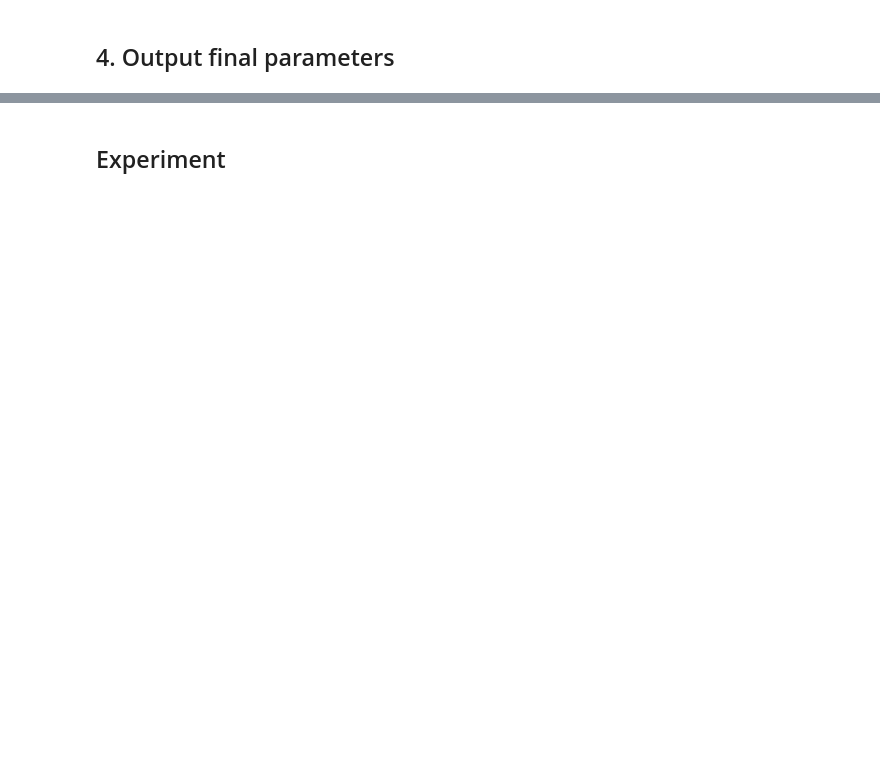
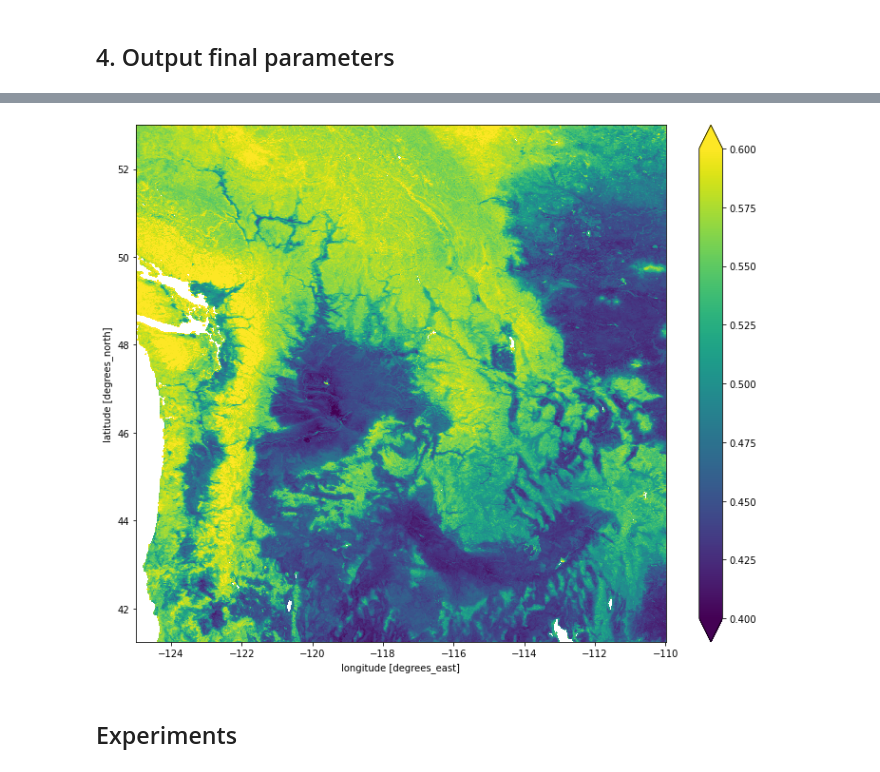
Before and after one commit to NCAR/mpr-python, a Jupyter notebook: notebook/main_mpr.ipynb, the cells around one changed output, grey strips where cells are left out. Cells and saved outputs as stored; diff of their text form; code cells hidden in the pictures; blank space fills up the shorter version.

```diff
--- a/notebook/main_mpr.ipynb
+++ b/notebook/main_mpr.ipynb
@@ -82,5 +94,5 @@ param_native = {}
 kgm3_to_gcm3 = 0.001
 param_native['theta_sat'] = 0.788 + 0.001*attr_data['clay_pct']- 0.263*attr_data['bulk_density']*kgm3_to_gcm3
 # %%
-param_native['canopy_top'] = 0.75* attr_data['ch']
-param_native['canopy_bot'] = 0.50* param_native['canopy_top']
+param_native['heightCanopyTop'] = 0.75* attr_data['ch']
+param_native['heightCanopyBottom'] = 0.50* param_native['heightCanopyTop']
@@ -99,8 +116,11 @@ layer_weight
 # %%
+%%time
 param_model = {}
-for param, meta in param_list.items():
+for param, meta in param_meta.items():
+    par_array = param_native[param].values
     print(f'Scaling {param}')
     if meta['vertical_scale']:
         print('  vertical-scaling')
-        param_native[param] = vertical_weighted_mean(layer_weight, param_native[param].values, 1)
-    param_model[param] = horizontal_weighted_mean(mapping_data, param_native[param], 1)
+        par_array = vertical_weighted_mean(layer_weight, par_array, 1)
+    print('  horizontal-scaling')
+    param_model[param] = horizontal_weighted_mean(mapping_data, par_array, 1)
@@ -111,5 +181,12 @@ write_param(param_model)
+# %%
+#native space
+fig, axes = plt.subplots(ncols=1, nrows=1, sharex=True, sharey=True, figsize=(12.5, 10))
+dr = param_native['theta_sat'][0:1,:,:].mean(axis=0)
+dr.plot.pcolormesh(vmin=0.4, vmax=0.6);
+# %% [output]
+[figure, added]
 # %% [markdown]
-##  Experiment
+##  Experiments
 # %%
 FILL_VALUE = -9999.0
 
```
Also changed, not shown: parts of 38 cells of this notebook.
